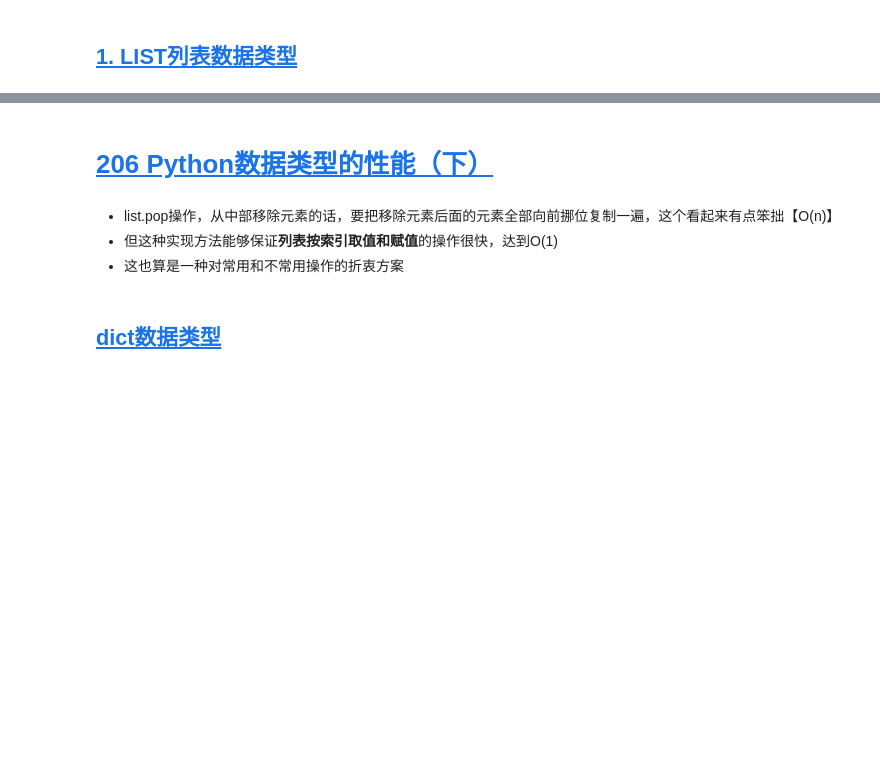
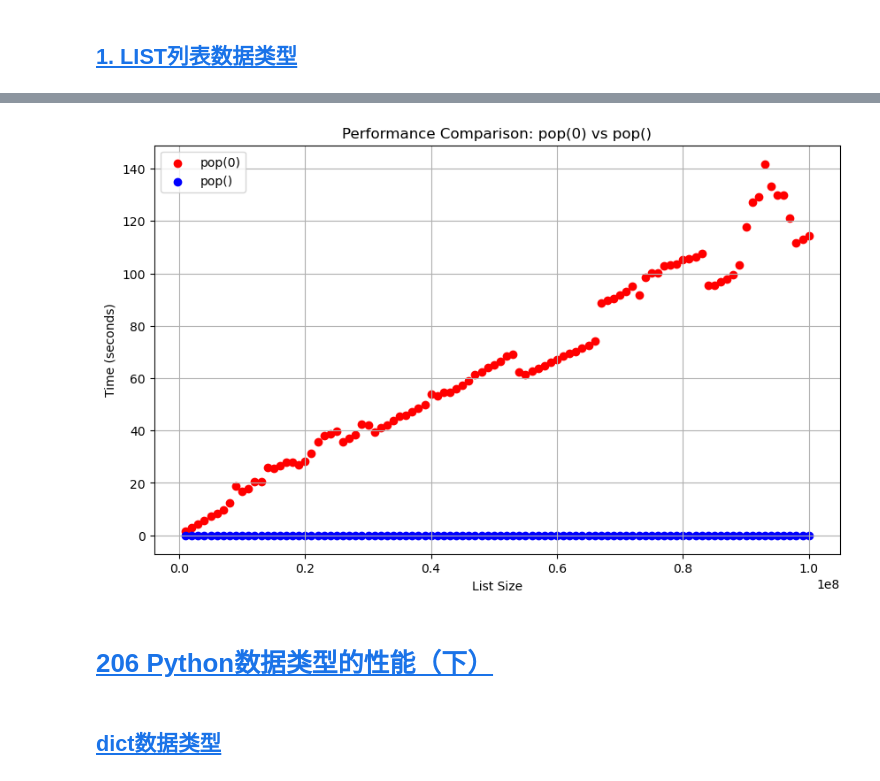
Before and after one commit to loki7lab/algorithms_data_structures, a Jupyter notebook: SimplifiedChinese/Weekly division/week2/week2.ipynb, the cells around one changed output, grey strips where cells are left out. Drawn from its saved outputs; the diff is of its cells as text; code cells hidden in the pictures; blank space fills up the shorter version.

```diff
--- a/SimplifiedChinese/Weekly division/week2/week2.ipynb
+++ b/SimplifiedChinese/Weekly division/week2/week2.ipynb
@@ -400,0 +411,5 @@ print ("concat %f seconds\n" % t4.timeit(number = 1000))
+# %%
+
+import timeit
+popzero = timeit.Timer("x.pop(0)","from __main__ import x")#弹出首位
+popend = timeit.Timer("x.pop()","from __main__ import x")#弹出末位
@@ -400,0 +423,18 @@ print ("concat %f seconds\n" % t4.timeit(number = 1000))
+# %%
+#改变列表长度测试趋势
+#为了减少运算时间，列表数据有变动
+# First, create lists to store the results
+sizes = []          # To store list sizes
+popzero_times = []  # To store pop(0) times
+popend_times = []   # To store pop() times
+
+print("pop(0) pop()")
+for i in range (1000000, 100000001,1000000):
+    x = list(range(i))
+    pt = popend.timeit (number=1000)
+    x = list(range(i))
+    pz = popzero.timeit(number=1000)
+    print("%15.5f, %15.5f" %(pz, pt))
+    sizes.append(i)
+    popzero_times.append(pz)
+    popend_times.append(pt)
@@ -401,9 +471,28 @@ print ("concat %f seconds\n" % t4.timeit(number = 1000))
+# %%
+import matplotlib.pyplot as plt
+
+# Create a new figure with specific size
+plt.figure(figsize=(10, 6))
+
+# 绘制散点图 (Scatter plot)
+plt.scatter(sizes, popzero_times, color='red', label='pop(0)', marker='o')  # 红色点表示 pop(0)
+plt.scatter(sizes, popend_times, color='blue', label='pop()', marker='o')    # 蓝色点表示 pop()
+
+# 添加标题和标签
+plt.title('Performance Comparison: pop(0) vs pop()')
+plt.xlabel('List Size')
+plt.ylabel('Time (seconds)')
+
+# 添加图例和网格
+plt.legend()
+plt.grid(True)
+
+# 显示图形
+plt.show()
+# %% [output]
+[figure, added]
 # %% [markdown]
 # <a id='toc6_'></a>[206 Python数据类型的性能（下）](#toc0_)
-# %% [markdown]
-* list.pop操作，从中部移除元素的话，要把移除元素后面的元素全部向前挪位复制一遍，这个看起来有点笨拙【O(n)】
-* 但这种实现方法能够保证**列表按索引取值和赋值**的操作很快，达到O(1)
-* 这也算是一种对常用和不常用操作的折衷方案
 # %% [markdown]
 ## <a id='toc6_1_'></a>[dict数据类型](#toc0_)
 # %% [markdown]
```
Also changed, not shown: parts of 14 cells of this notebook, 1 other file.
